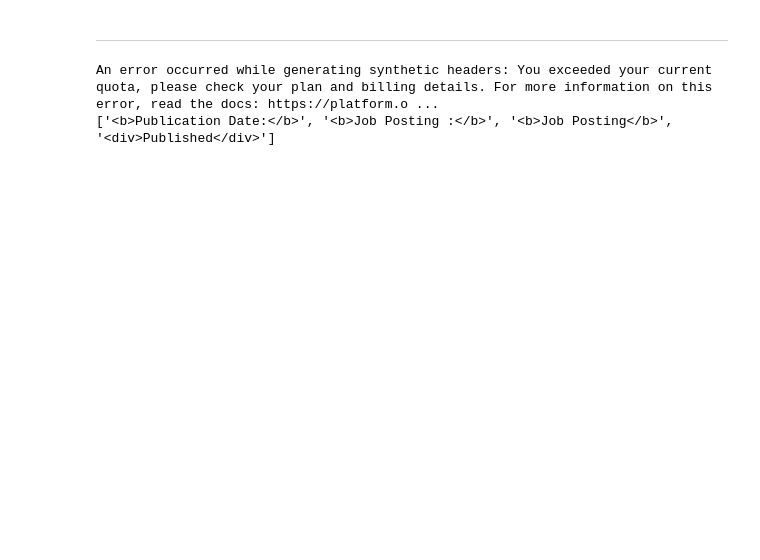
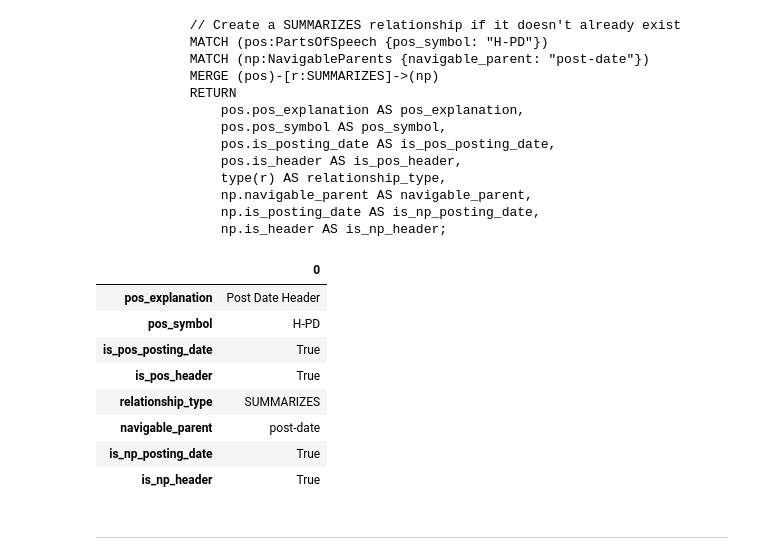
Before and after one commit to dbabbitt/job-hunting, a Jupyter notebook: library_exploration/Generate Synthetic Post Date Headers.ipynb, the cells around one changed output. Cells and saved outputs as stored; diff of their text form; code cells hidden in the pictures; blank space fills up the shorter version.

```diff
--- a/library_exploration/Generate Synthetic Post Date Headers.ipynb
+++ b/library_exploration/Generate Synthetic Post Date Headers.ipynb
@@ -70,5 +232,18 @@ for cohere_generation_obj in response.generations:
             element_strs_set.add(html_str)
 # %%
 
-sorted(element_strs_set)
+# Display the HTML that the classifier thinks looks good
+db_pos_list = []
+child_strs_list = sorted(element_strs_set)
+for navigable_parent in child_strs_list:
+    db_pos_list = cu.append_parts_of_speech_list(navigable_parent, pos_list=db_pos_list, verbose=False)
+for navigable_parent, db_pos_symbol in zip(child_strs_list, db_pos_list):
+    if db_pos_symbol and ('-' in db_pos_symbol):
+        # print(f'*{db_pos_symbol}: {navigable_parent}')
+        continue
+    else:
+        assert hasattr(slrcu, 'pos_predict_percent_fit_dict'), 'slrcu.predict_single needs to be available'
+        pr_pos_symbol = slrcu.predict_single(navigable_parent)
+        if pr_pos_symbol == pos_symbol:
+            print(f'{pr_pos_symbol}: {navigable_parent}')
 # %% [output]
@@ -76,3 +375,56 @@ sorted(element_strs_set)
+# %%
+
+# Take the hand-picked HTML strings and add the correct relationships
+for child_str in child_strs_list:
+    def create_relationship(tx, navigable_parent, pos_symbol, verbose=True):
+        cypher_str = '''
+            // Create a SUMMARIZES relationship if it doesn't already exist
+            MATCH (pos:PartsOfSpeech {pos_symbol: $pos_symbol})
+            MATCH (np:NavigableParents {navigable_parent: $navigable_parent})
+            MERGE (pos)-[r:SUMMARIZES]->(np)
+            RETURN
+                pos.pos_explanation AS pos_explanation,
+                pos.pos_symbol AS pos_symbol,
+                pos.is_posting_date AS is_pos_posting_date,
+                pos.is_header AS is_pos_header,
+                type(r) AS relationship_type,
+                np.navigable_parent AS navigable_parent,
+                np.is_posting_date AS is_np_posting_date,
+                np.is_header AS is_np_header;'''
+        if verbose:
+            clear_output(wait=True)
+            print(cypher_str.replace('$navigable_parent', f'"{navigable_parent}"').replace('$pos_symbol', f'"{pos_symbol}"'))
+        return [dict(record.items()) for record in tx.run(query=cypher_str, parameters={'navigable_parent': navigable_parent, 'pos_symbol': pos_symbol})]
+    row_objs_list = []
+    with cu.driver.session() as session:
+        row_objs_list = session.write_transaction(create_relationship, navigable_parent=child_str, pos_symbol=pos_symbol)
+    if row_objs_list:
+        df = DataFrame(row_objs_list)
+        if df.shape[0]:
+            display(df.head(5).T)
+# %% [output]
+            // Create a SUMMARIZES relationship if it doesn't already exist
+            MATCH (pos:PartsOfSpeech {pos_symbol: "H-PD"})
+            MATCH (np:NavigableParents {navigable_parent: "post-date"})
+            MERGE (pos)-[r:SUMMARIZES]->(np)
+            RETURN
+                pos.pos_explanation AS pos_explanation,
+                pos.pos_symbol AS pos_symbol,
+                pos.is_posting_date AS is_pos_posting_date,
+                pos.is_header AS is_pos_header,
+                type(r) AS relationship_type,
+                np.navigable_parent AS navigable_parent,
+                np.is_posting_date AS is_np_posting_date,
+                np.is_header AS is_np_header;
+|  | 0 |
+| pos_explanation | Post Date Header |
+| pos_symbol | H-PD |
+| is_pos_posting_date | True |
+| is_pos_header | True |
+| relationship_type | SUMMARIZES |
+| navigable_parent | post-date |
+| is_np_posting_date | True |
+| is_np_header | True |
 # %% [markdown]
 
 ----
@@ -133,10 +430,0 @@ def generate_post_date_headers(api_key, base_headers, num_variations=10):
-# %%
-
-import os
-
-api_key = os.getenv('OPENAI_API_KEY')
-synthetic_headers = generate_post_date_headers(api_key, base_headers, num_variations=10)
-print(synthetic_headers)
-# %% [output]
-An error occurred while generating synthetic headers: You exceeded your current quota, please check your plan and billing details. For more information on this error, read the docs: https://platform.o ...
-['<b>Publication Date:</b>', '<b>Job Posting :</b>', '<b>Job Posting</b>', '<div>Published</div>']
```
Also changed, not shown: parts of 22 cells of this notebook.
